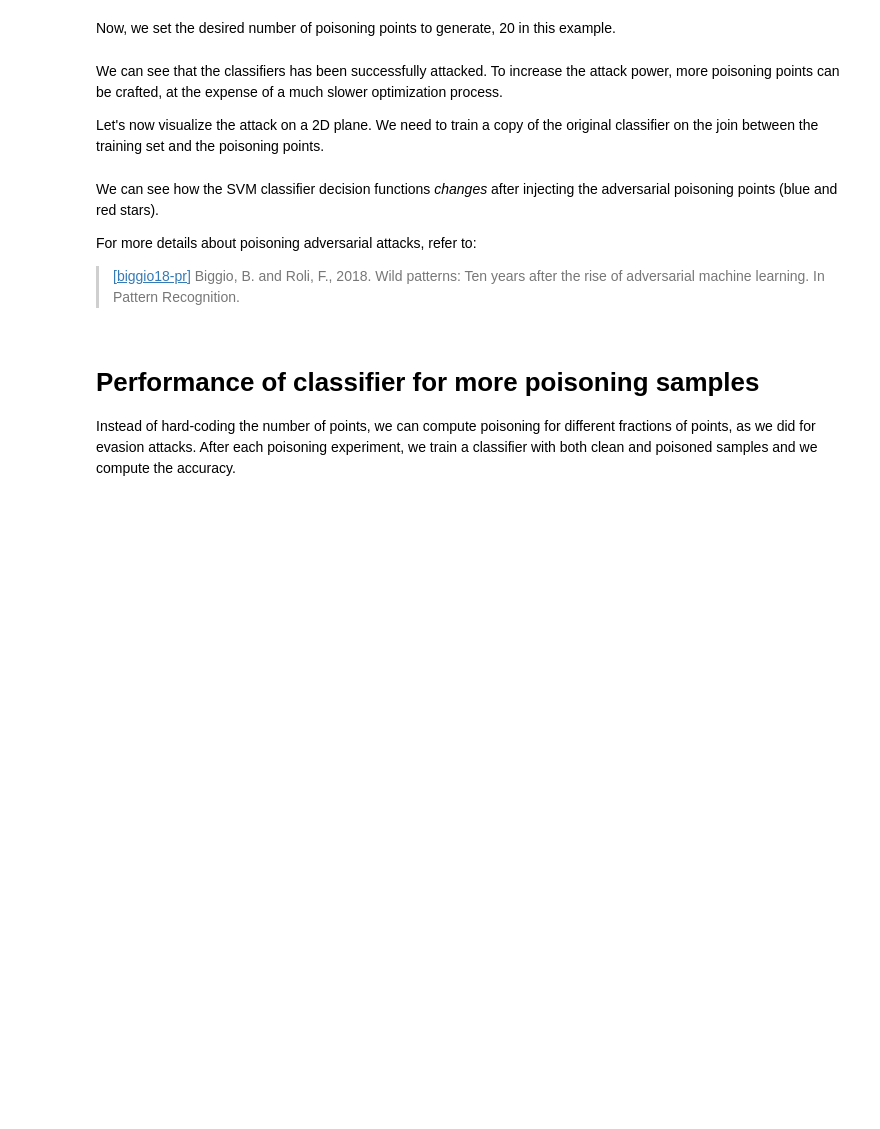
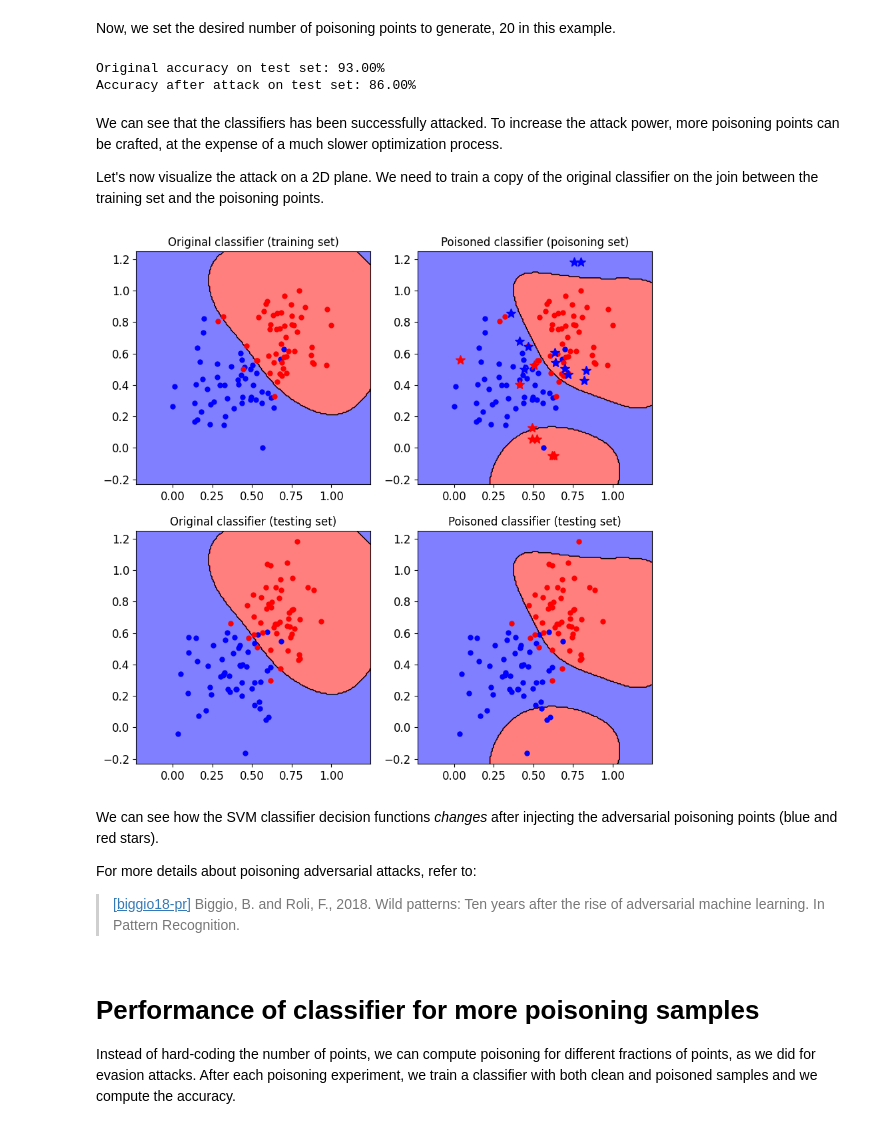
Before and after one commit to unica-mlsec/mlsec, a Jupyter notebook: labs/06_poisoning_attacks.ipynb, the cells around one changed output. Cells and saved outputs as stored; diff of their text form; code cells hidden in the pictures; blank space fills up the shorter version.

Commit message:
notebook on poisoning attacks

```diff
--- a/labs/06_poisoning_attacks.ipynb
+++ b/labs/06_poisoning_attacks.ipynb
@@ -26,7 +26,7 @@ except ImportError:
 random_state = 999
 
 n_features = 2  # number of features
-n_samples = 300  # number of samples
+n_samples = 1000  # number of samples
 centers = [[-1, -1], [+1, +1]]  # centers of the clusters
 cluster_std = 0.9  # standard deviation of the clusters
 
@@ -77,3 +77,6 @@ print("Training of classifier complete!")
 
 # compute predictions on a test set
 y_pred = clean_clf.predict(ts.X)
+
+acc = metric.performance_score(y_true=ts.Y, y_pred=y_pred)
+print(acc)
@@ -176,21 +192,31 @@ fig.show()
 # %% [markdown]
 Now, we set the desired number of poisoning points to generate, 20 in this example.
 # %%
-# TODO write your code here
 n_samples = 20
 n_poisoning_points = n_samples  # number of poisoning points to generate
 attack.n_points = n_poisoning_points
 
 # run the poisoning attack
-pois_y_pred, pois_scores, pois_ds, f_opt = ...
+# this computes performances on the testing set
+# already (on a poisoned copy of the classifier)
+pois_y_pred, pois_scores, pois_ds, f_opt = attack.run(ts.X, ts.Y)
+
+# # optionally this can be done outside the attack
+# poisoning_dataset = tr.append(pois_ds)
+# poisoned_clf = clean_clf.deepcopy()
+# poisoned_clf.fit(poisoning_dataset.X, poisoning_dataset.Y)
+# pois_y_pred = poisoned_clf.predict(ts.X)
 
 # evaluate the accuracy of the original classifier
-acc = ...
+acc = metric.performance_score(y_true=ts.Y, y_pred=y_pred)
 # evaluate the accuracy after the poisoning attack
-pois_acc = ...
+pois_acc = metric.performance_score(y_true=ts.Y, y_pred=pois_y_pred)
 
 print("Original accuracy on test set: {:.2%}".format(acc))
 print("Accuracy after attack on test set: {:.2%}".format(pois_acc))
+# %% [output]
+Original accuracy on test set: 93.00%
+Accuracy after attack on test set: 86.00%
 # %% [markdown]
 We can see that the classifiers has been successfully attacked.
 To increase the attack power, more poisoning points can be crafted, at the expense of a much slower optimization process.
@@ -205,21 +231,51 @@ poisoned_clf.fit(pois_tr.X, pois_tr.Y)
 # %%
-# TODO write your code here
-
 %matplotlib inline
 # define common bounds for the subplots
 min_limit = min(pois_tr.X.min(), ts.X.min())
 max_limit = max(pois_tr.X.max(), ts.X.max())
 grid_limits = [[min_limit, max_limit], [min_limit, max_limit]]
 
 fig = CFigure(10, 10)
 
 # let's plot:
 #   1. the clean training data and the clean classifier decision regions
 #   2. the poisoning training data and the poisoned classifier decision regions
 #   3. the clean testing data and the clean classifier decision regions
 #   4. the clean testing data and the poisoned classifier decision regions
 
+fig.subplot(2, 2, 1)
+fig.sp.title("Original classifier (training set)")
+fig.sp.plot_decision_regions(clean_clf, n_grid_points=200,
+                             grid_limits=grid_limits)
+fig.sp.plot_ds(tr, markersize=5)
+fig.sp.grid(False)
+
+fig.subplot(2, 2, 2)
+fig.sp.title("Poisoned classifier (poisoning set)")
+fig.sp.plot_decision_regions(poisoned_clf, n_grid_points=200,
+                             grid_limits=grid_limits)
+fig.sp.plot_ds(tr, markersize=5)
+fig.sp.plot_ds(pois_ds, markersize=10, markers='*')
+
+fig.sp.grid(False)
+
+fig.subplot(2, 2, 3)
+fig.sp.title("Original classifier (testing set)")
+fig.sp.plot_decision_regions(clean_clf, n_grid_points=200,
+                             grid_limits=grid_limits)
+fig.sp.plot_ds(ts, markersize=5)
+fig.sp.grid(False)
+
+fig.subplot(2, 2, 4)
+fig.sp.title("Poisoned classifier (testing set)")
+fig.sp.plot_decision_regions(poisoned_clf, n_grid_points=200,
+                             grid_limits=grid_limits)
+fig.sp.plot_ds(ts, markersize=5)
+fig.sp.grid(False)
+
 fig.show()
+# %% [output]
+[figure, added]
 # %% [markdown]
 We can see how the SVM classifier decision functions *changes* after injecting the adversarial poisoning points (blue and red stars).
 
```
Also changed, not shown: parts of 10 cells of this notebook.
